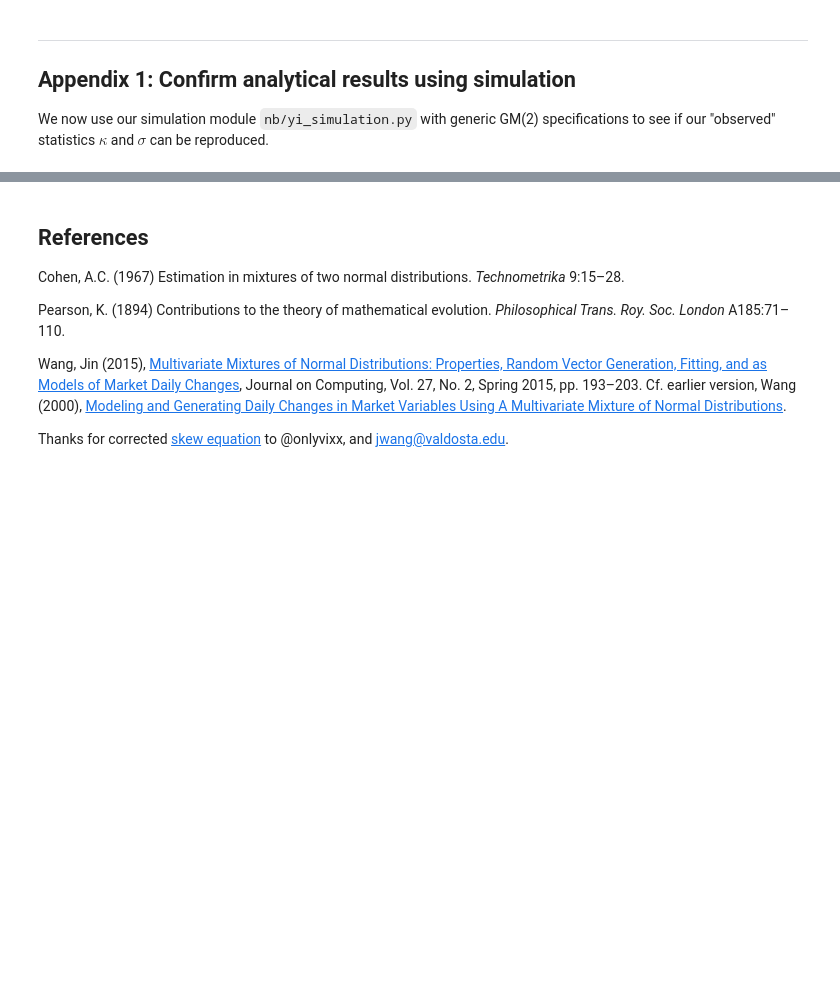
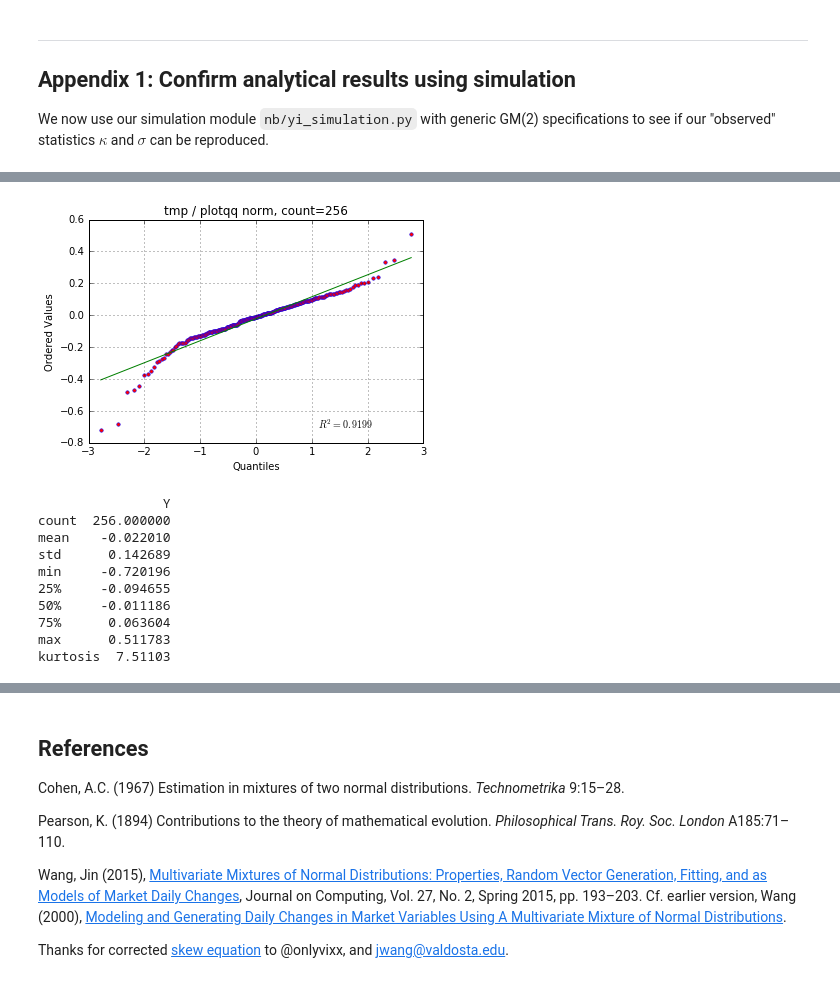
Before and after one commit to rsvp/fecon235, a Jupyter notebook: nb/gauss-mix-kurtosis.ipynb, the cells around one changed output, grey strips where cells are left out. Drawn from its saved outputs; the diff is of its cells as text; code cells hidden in the pictures; blank space fills up the shorter version.

Commit message:
nb/gauss-mix-kurtosis.ipynb: Demo plotqq() for non-Gaussian
Use gm2 code which was refactored to module ys_gauss_mix.

```diff
--- a/nb/gauss-mix-kurtosis.ipynb
+++ b/nb/gauss-mix-kurtosis.ipynb
@@ -416,0 +487,22 @@ That range is commonly observed in the financial markets.
+# %%
+#  Generate GM(2) mixture, with unconstrained mean mu, and use
+#  parameters from XYZ example to generate a small sample array:
+mu = 0
+sigma = 0.13
+b = 2  # By construction, b > 1.
+mumix = mu + simug_mix(sigma1=0.096896, sigma2=b*sigma, q=0.12903, N=256)
+
+plotqq( mumix )
+stat( mumix )
+# %% [output]
+[figure, added]
+                Y
+count  256.000000
+mean    -0.022010
+std      0.142689
+min     -0.720196
+25%     -0.094655
+50%     -0.011186
+75%      0.063604
+max      0.511783
+kurtosis  7.51103
```
Also changed, not shown: parts of 25 cells of this notebook.
